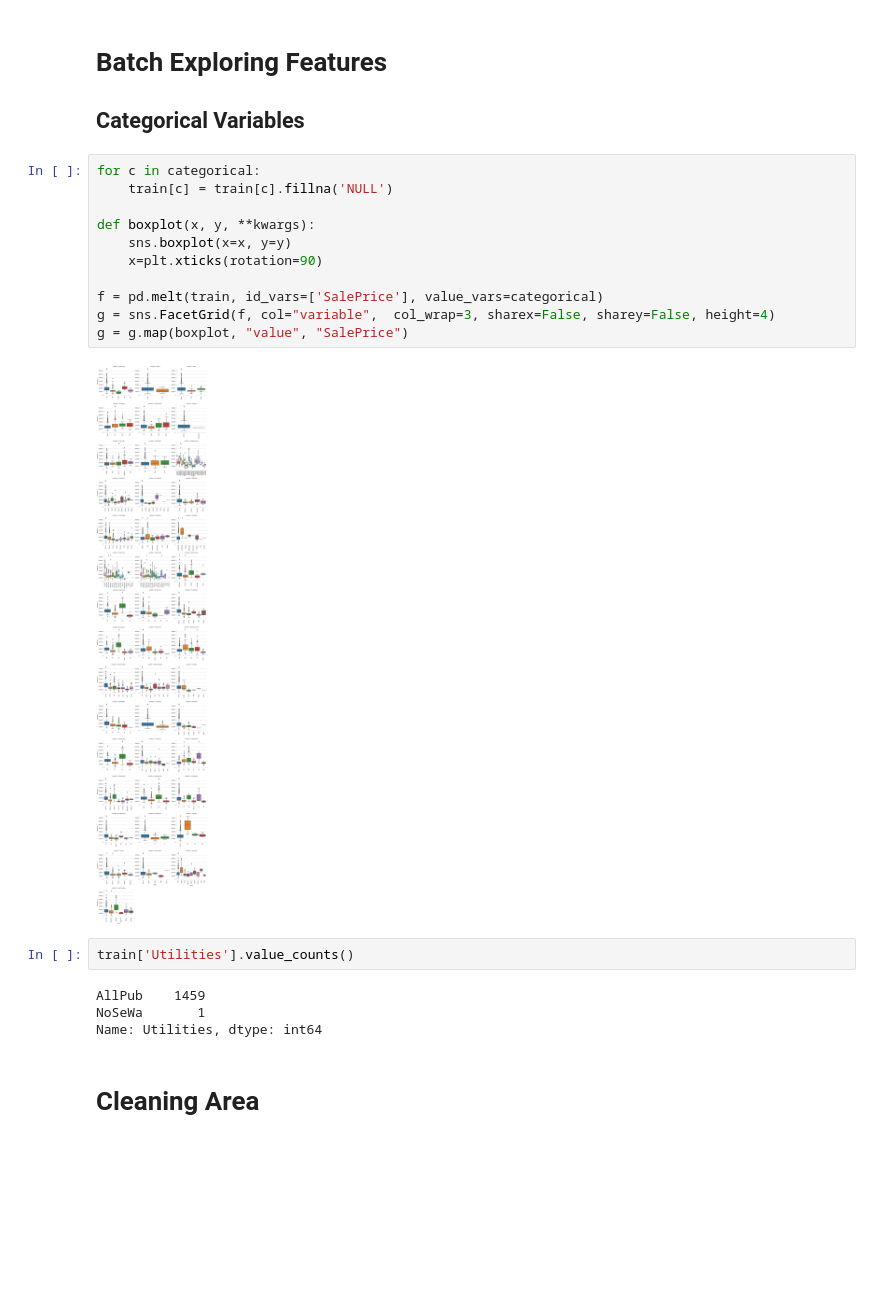
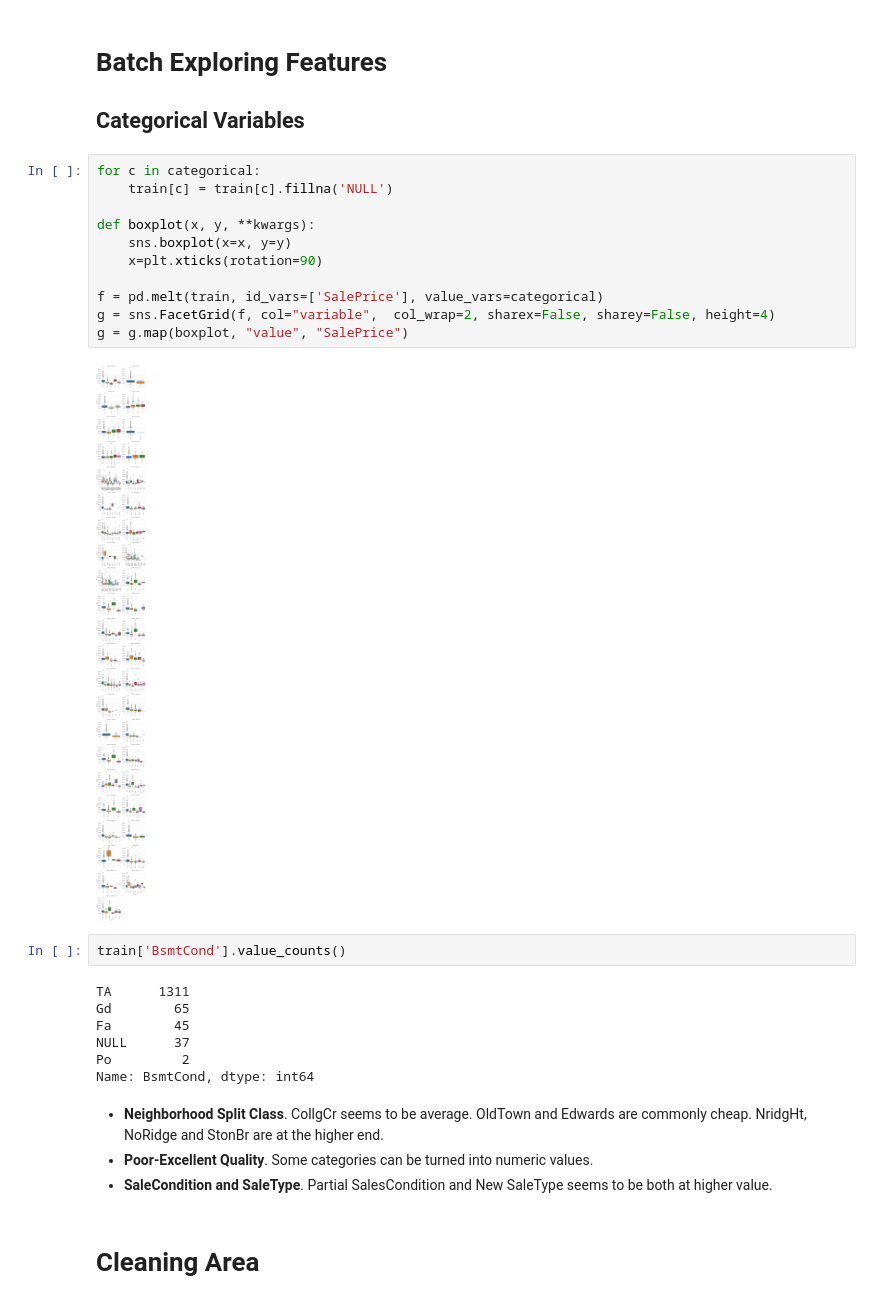
Before and after one commit to angelocandari/kag-house-price, a Jupyter notebook: kag-house-prices.ipynb, the cells around one changed output. Drawn from its saved outputs; the diff is of its cells as text; blank space fills up the shorter version.

Commit message:
eda: categorical to numeric

```diff
--- a/kag-house-prices.ipynb
+++ b/kag-house-prices.ipynb
@@ -198,21 +198,28 @@ missing_tally.sort_values(by='proportion', ascending=False).style.bar(vmax=100)
 # %%
 for c in categorical:
     train[c] = train[c].fillna('NULL')
 
 def boxplot(x, y, **kwargs):
     sns.boxplot(x=x, y=y)
     x=plt.xticks(rotation=90)
 
 f = pd.melt(train, id_vars=['SalePrice'], value_vars=categorical)
-g = sns.FacetGrid(f, col="variable",  col_wrap=3, sharex=False, sharey=False, height=4)
+g = sns.FacetGrid(f, col="variable",  col_wrap=2, sharex=False, sharey=False, height=4)
 g = g.map(boxplot, "value", "SalePrice")
 # %% [output]
-[figure, old version]
+[figure, new version]
 # %%
-train['Utilities'].value_counts()
+train['BsmtCond'].value_counts()
 # %% [output]
-AllPub    1459
-NoSeWa       1
-Name: Utilities, dtype: int64
+TA      1311
+Gd        65
+Fa        45
+NULL      37
+Po         2
+Name: BsmtCond, dtype: int64
+# %% [markdown]
+- **Neighborhood Split Class**. CollgCr seems to be average. OldTown and Edwards are commonly cheap. NridgHt, NoRidge and StonBr are at the higher end.
+- **Poor-Excellent Quality**. Some categories can be turned into numeric values.
+- **SaleCondition and SaleType**. Partial SalesCondition and New SaleType seems to be both at higher value.
 # %% [markdown]
 # Cleaning Area
```
Also changed, not shown: parts of 3 cells of this notebook.
